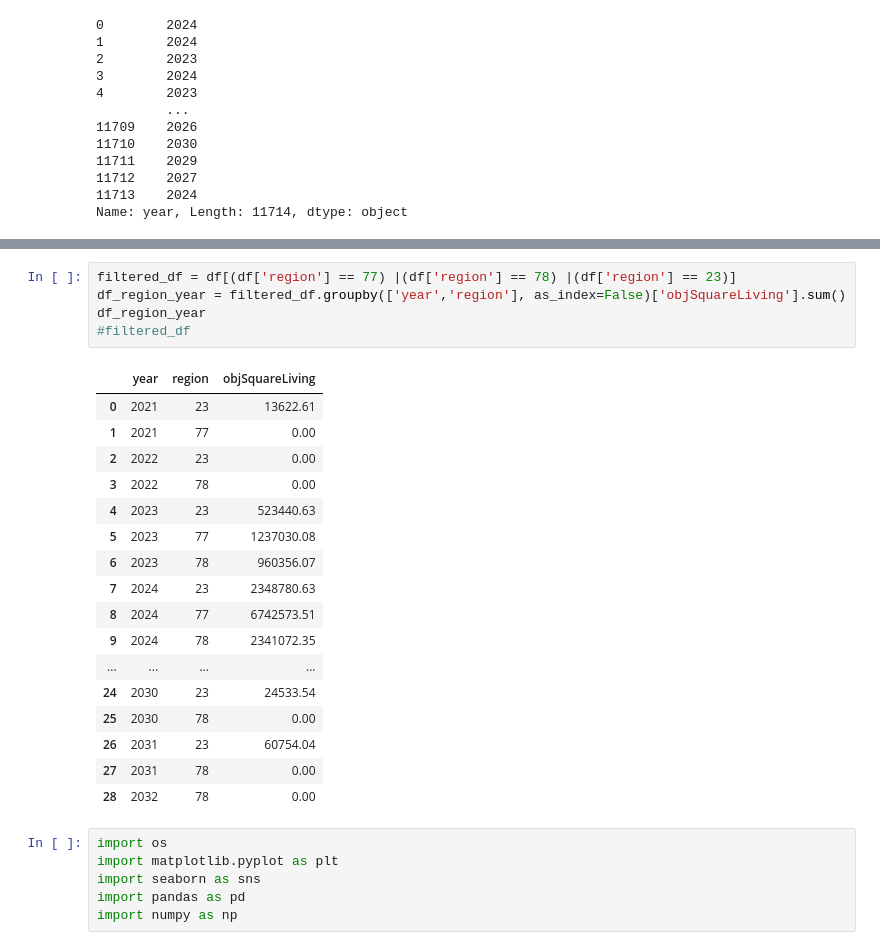
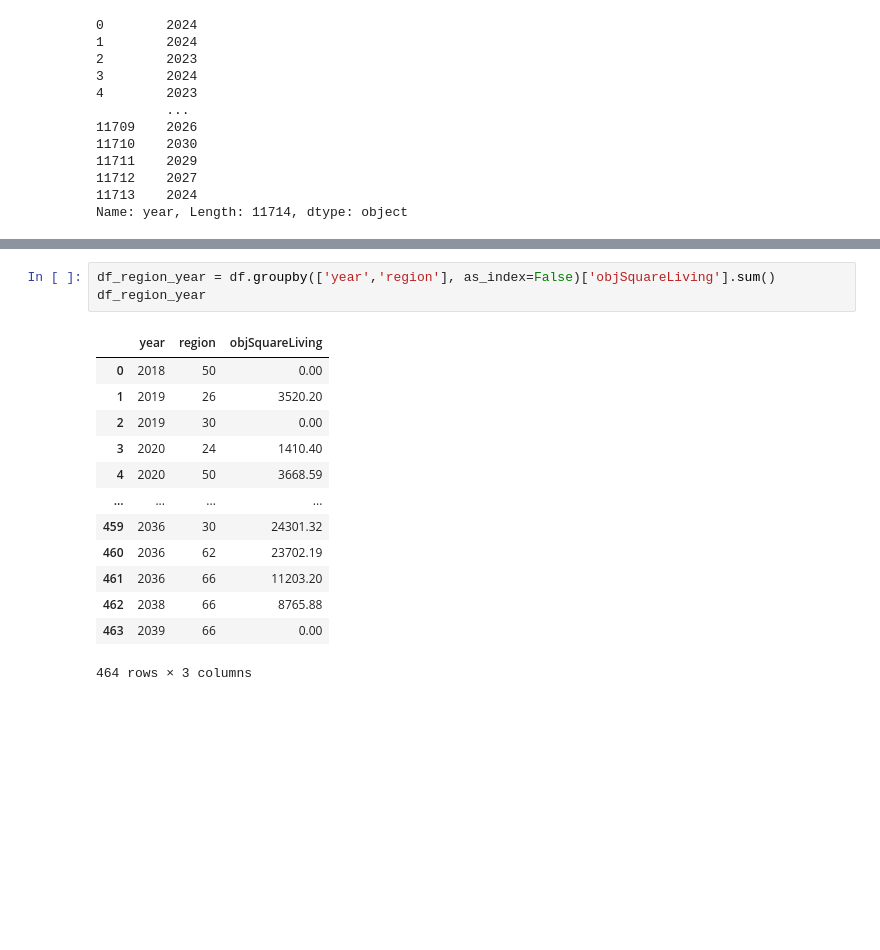
Before and after one commit to NtimTim/DS_School_Home_Work, a Jupyter notebook: Hometask/Task2_dmrf_visual.ipynb, the cells around one changed output, grey strips where cells are left out. Drawn from its saved outputs; the diff is of its cells as text; blank space fills up the shorter version.

```diff
--- a/Hometask/Task2_dmrf_visual.ipynb
+++ b/Hometask/Task2_dmrf_visual.ipynb
@@ -123,29 +141,17 @@ Name: year, Length: 11714, dtype: object
 # %%
-filtered_df = df[(df['region'] == 77) |(df['region'] == 78) |(df['region'] == 23)]
-df_region_year = filtered_df.groupby(['year','region'], as_index=False)['objSquareLiving'].sum()
+df_region_year = df.groupby(['year','region'], as_index=False)['objSquareLiving'].sum()
 df_region_year
-#filtered_df
 # %% [output]
 |  | year | region | objSquareLiving |
-| 0 | 2021 | 23 | 13622.61 |
-| 1 | 2021 | 77 | 0.00 |
-| 2 | 2022 | 23 | 0.00 |
-| 3 | 2022 | 78 | 0.00 |
-| 4 | 2023 | 23 | 523440.63 |
-| 5 | 2023 | 77 | 1237030.08 |
-| 6 | 2023 | 78 | 960356.07 |
-| 7 | 2024 | 23 | 2348780.63 |
-| 8 | 2024 | 77 | 6742573.51 |
-| 9 | 2024 | 78 | 2341072.35 |
+| 0 | 2018 | 50 | 0.00 |
+| 1 | 2019 | 26 | 3520.20 |
+| 2 | 2019 | 30 | 0.00 |
+| 3 | 2020 | 24 | 1410.40 |
+| 4 | 2020 | 50 | 3668.59 |
 | ... | ... | ... | ... |
-| 24 | 2030 | 23 | 24533.54 |
-| 25 | 2030 | 78 | 0.00 |
-| 26 | 2031 | 23 | 60754.04 |
-| 27 | 2031 | 78 | 0.00 |
-| 28 | 2032 | 78 | 0.00 |
+| 459 | 2036 | 30 | 24301.32 |
+| 460 | 2036 | 62 | 23702.19 |
+| 461 | 2036 | 66 | 11203.20 |
+| 462 | 2038 | 66 | 8765.88 |
+| 463 | 2039 | 66 | 0.00 |
+464 rows × 3 columns
-# %%
-import os
-import matplotlib.pyplot as plt
-import seaborn as sns
-import pandas as pd
-import numpy as np
```
Also changed, not shown: parts of 10 cells of this notebook.
